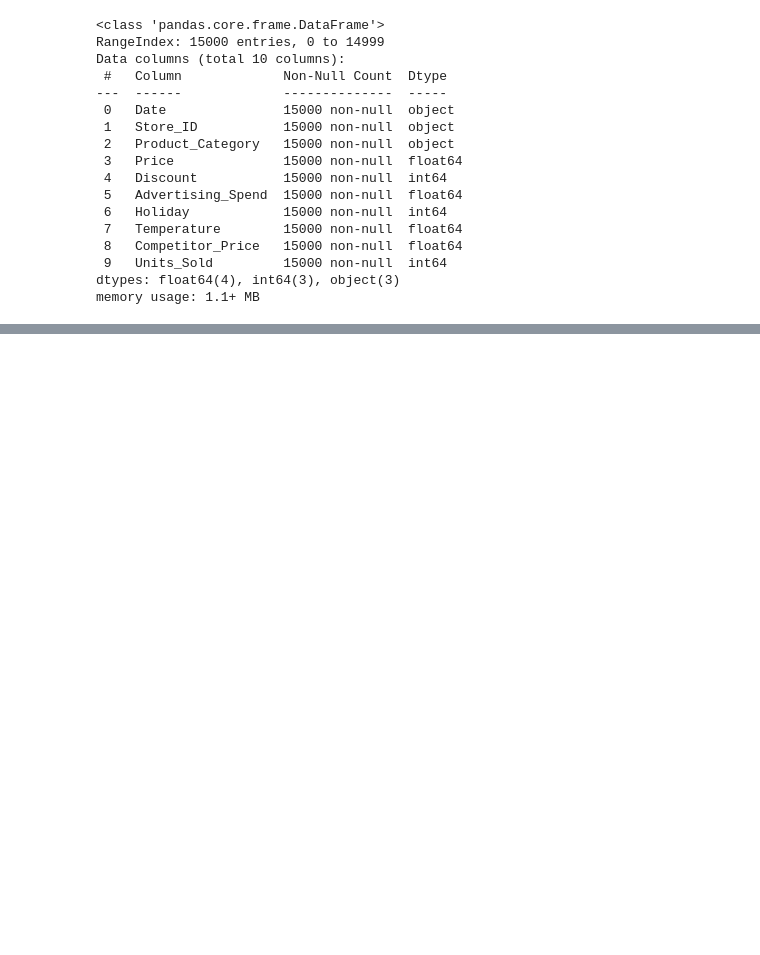
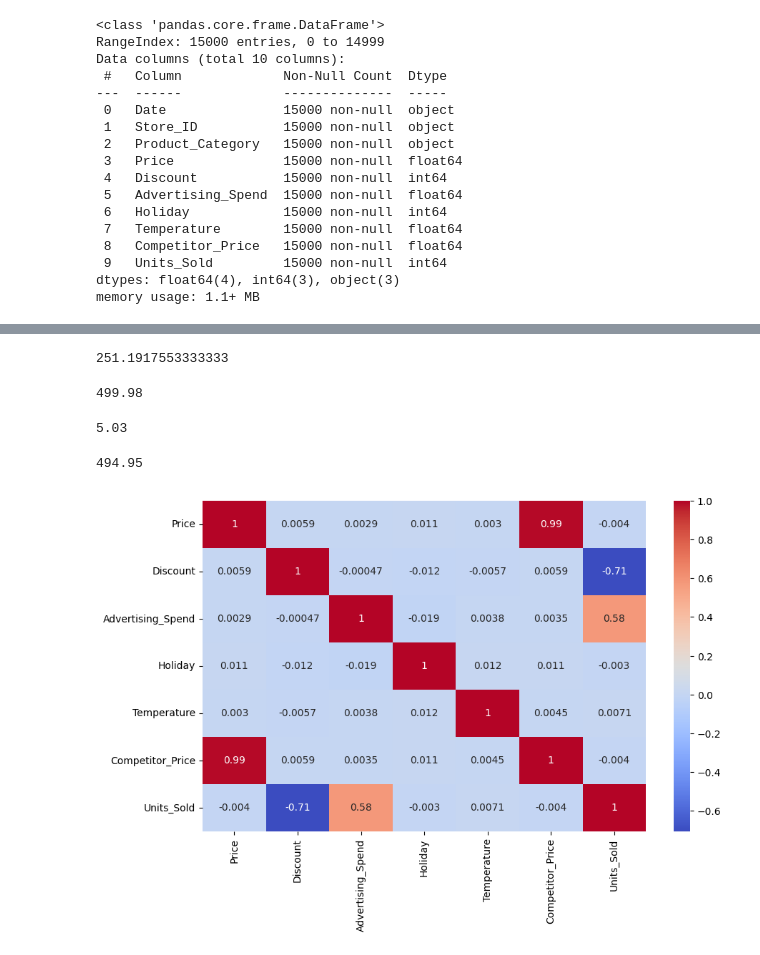
Before and after one commit to projit-1/time_series_analysis_retail_sales_data, a Jupyter notebook: time_series_analysis_retail_sales_data.ipynb, the cells around one changed output, grey strips where cells are left out. Saved outputs shown, nothing was run; the diff lists cells and outputs as text; code cells hidden in the pictures; blank space fills up the shorter version.

```diff
--- a/time_series_analysis_retail_sales_data.ipynb
+++ b/time_series_analysis_retail_sales_data.ipynb
@@ -47,0 +118,32 @@ memory usage: 1.1+ MB
+# %%
+mean_price = df["Price"].mean()
+mean_price
+# %% [output]
+251.1917553333333
+# %%
+max_price = df["Price"].max()
+max_price
+# %% [output]
+499.98
+# %%
+min_price = df["Price"].min()
+min_price
+# %% [output]
+5.03
+# %%
+diff_price = max_price - min_price
+round(diff_price,2)
+# %% [output]
+494.95
+# %%
+plt.figure(figsize=(10,6))
+
+sns.heatmap(
+    df.corr(numeric_only=True),
+    annot=True,
+    cmap="coolwarm"
+)
+
+plt.show()
+# %% [output]
+[figure, added]
```
Also changed, not shown: parts of 17 cells of this notebook.
